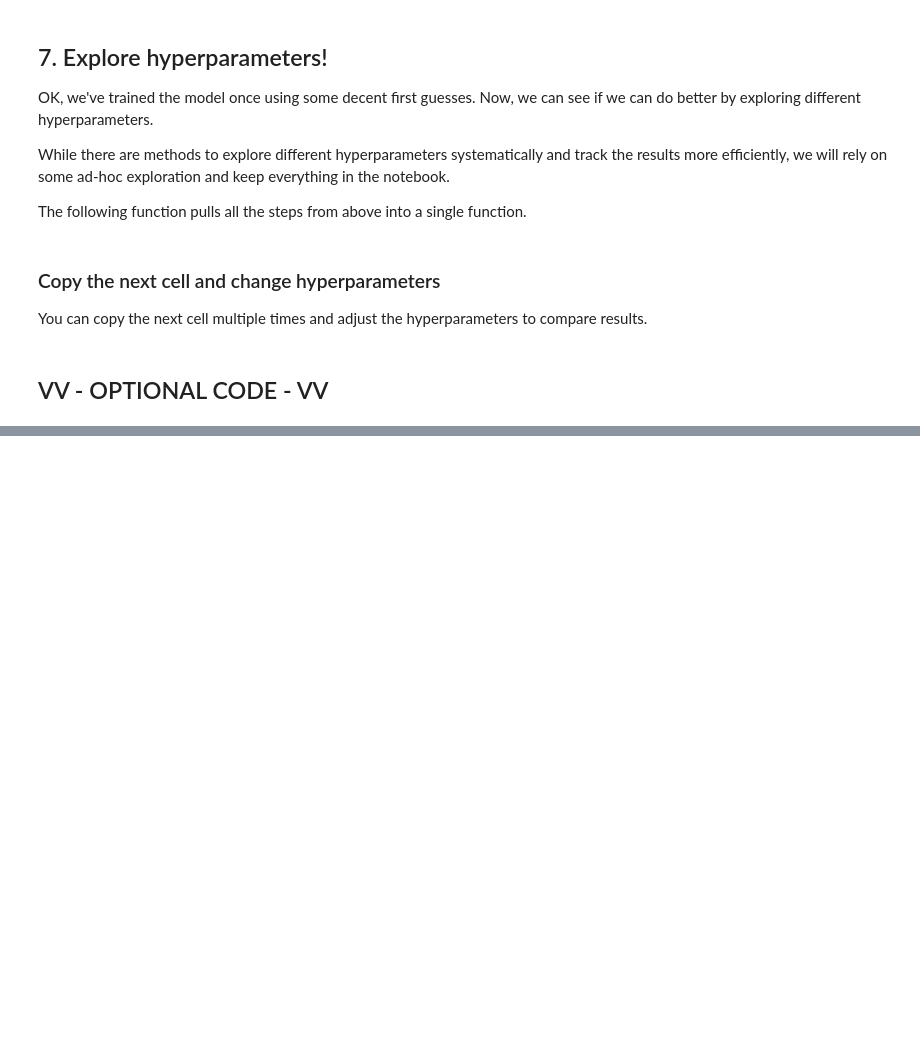
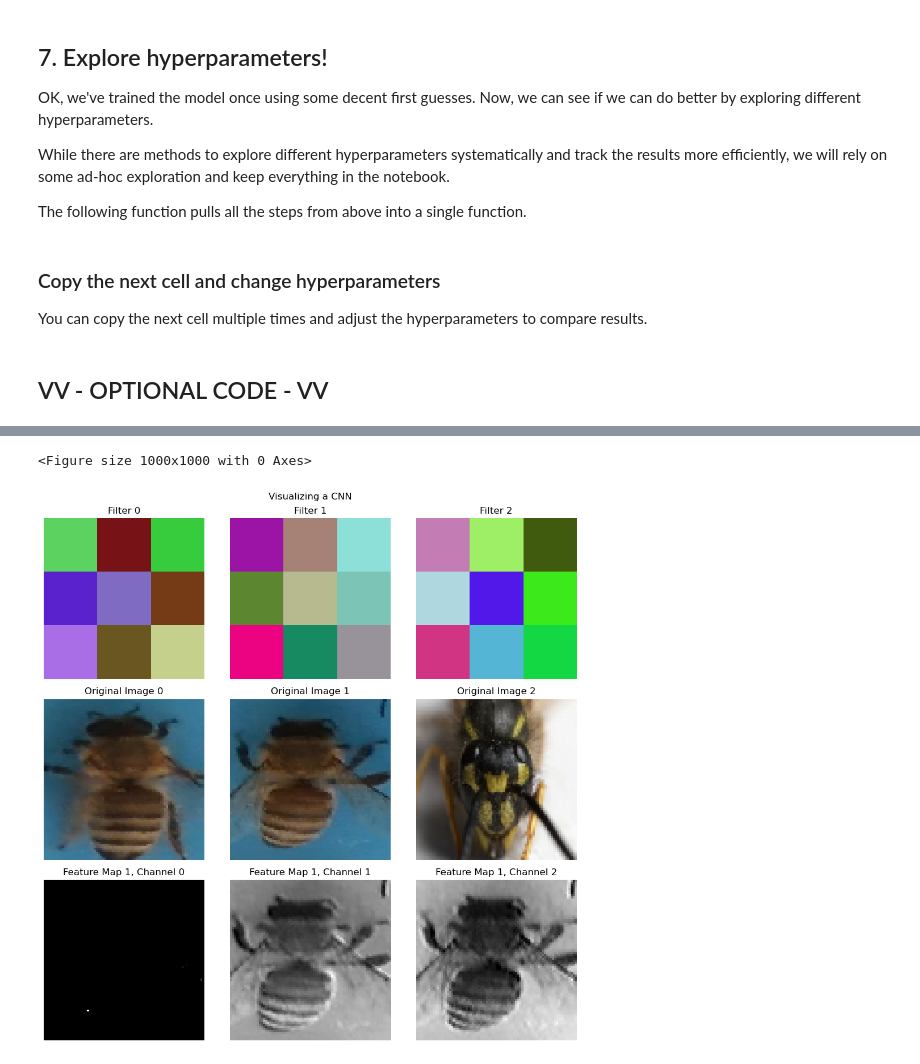
Before and after one commit to ilutticken/practicumai-computer-vision, a Jupyter notebook: 01_bees_vs_wasps.ipynb, the cells around one changed output, grey strips where cells are left out. Drawn from its saved outputs; the diff is of its cells as text; code cells hidden in the pictures; blank space fills up the shorter version.

```diff
--- a/01_bees_vs_wasps.ipynb
+++ b/01_bees_vs_wasps.ipynb
@@ -592,12 +520,23 @@ plt.show()
 # %%
-
 # Get the filters from the first layer of the model
 filters = model.layers[0].get_weights()[0]
 
-# Normalize the filters and feature maps
+# Get the first batch of images from the training set
+conv_images = X_train.take(1)
+plt.figure(figsize=(10, 10))
+for images, labels in conv_images:
+    images = images.numpy()
+    labels = labels.numpy()
+
+# Get the feature maps from the first layer of the model
+feature_maps = tf.keras.models.Model(inputs=model.inputs, outputs=model.layers[0].output)
+feature_maps = feature_maps.predict(images)
+
+# Normalize the filters and feature maps. This will make the images more clear.
 normal_filters = (filters - filters.min()) / (filters.max() - filters.min())
 normal_feature_maps = (feature_maps - feature_maps.min()) / (feature_maps.max() - feature_maps.min())
 
+# Display the filters, images and feature maps
 plt.figure(figsize=(10, 10))
 
 # ----- Filters -----
@@ -614,13 +553,14 @@ for i in range(3):
     plt.title(f'Original Image {i}')
     plt.axis('off')
 
-# -----  Feature Maps (Image 0) -----
+# -----  Feature Maps (Image 1) -----
 for i in range(3):
     plt.subplot(3, 3, i + 7)  # Position 7 to 9
-    plt.imshow(normal_feature_maps[0, :, :, i], cmap='gray')
-    plt.title(f'Feature Map 0, Channel {i}')
+    plt.imshow(normal_feature_maps[1, :, :, i], cmap='gray')
+    plt.title(f'Feature Map 1, Channel {i}')
     plt.axis('off')
 
 plt.suptitle('Visualizing a CNN')  # Overall title for the plot
 plt.tight_layout()  # Adjust spacing to prevent overlaps
 plt.show()
+# %% [output]
@@ -626,0 +569,2 @@ plt.show()
+<Figure size 1000x1000 with 0 Axes>
+[figure, added]
```
Also changed, not shown: parts of 8 cells of this notebook.
